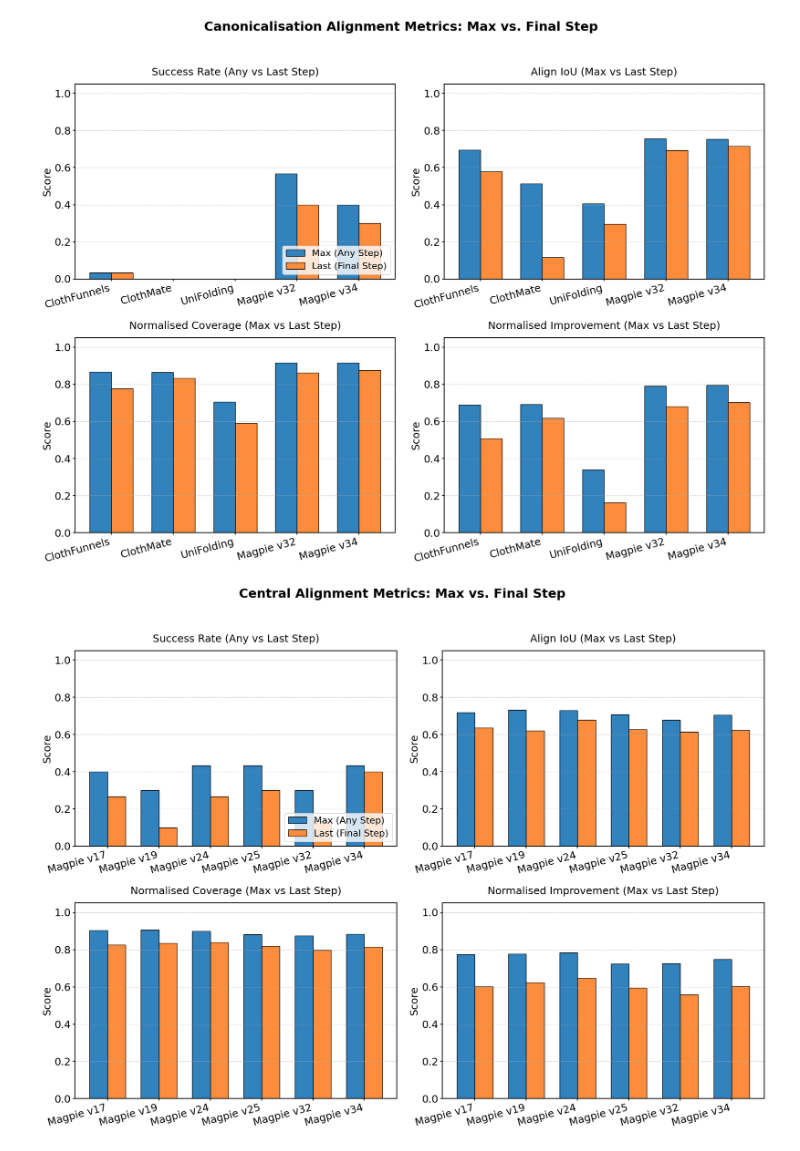
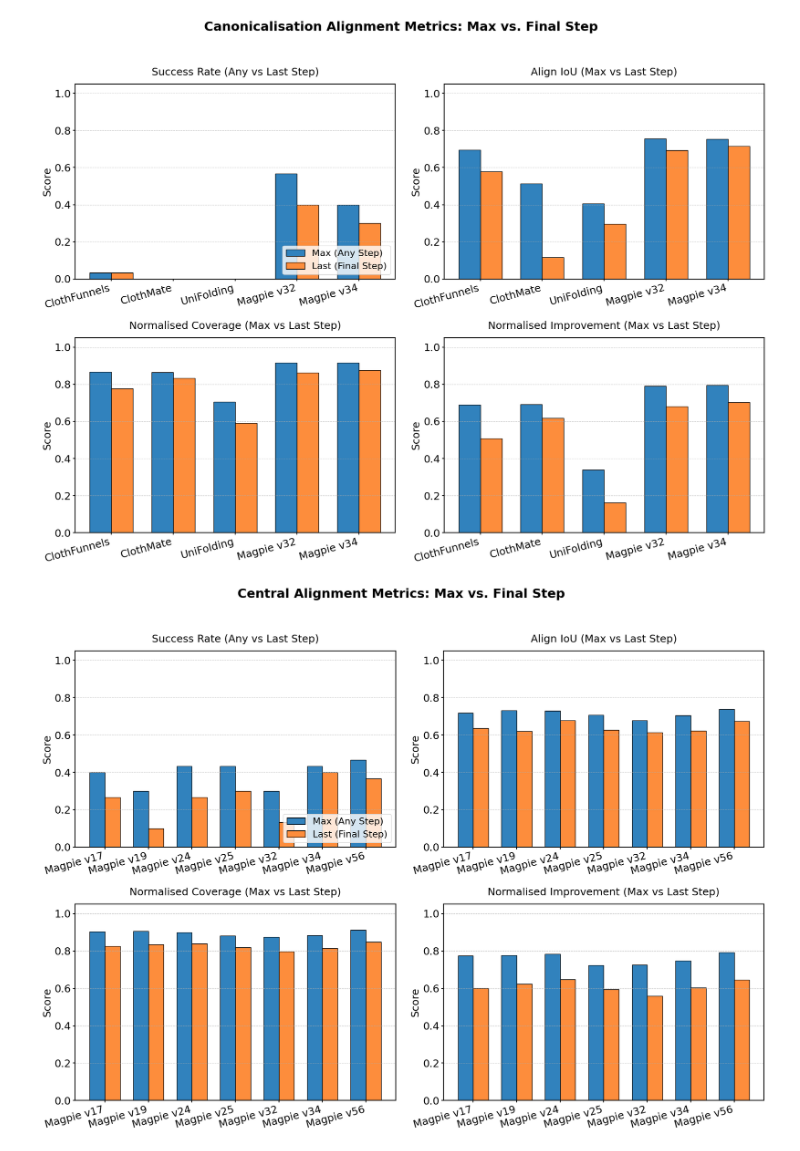
Before and after one commit to halid1020/bimanual_garment_folding, a Jupyter notebook: analysis/magpie/alignment_sim.ipynb, the cells around one changed output. Cells and saved outputs as stored; diff of their text form; code cells hidden in the pictures.

```diff
--- a/analysis/magpie/alignment_sim.ipynb
+++ b/analysis/magpie/alignment_sim.ipynb
@@ -256,22 +256,23 @@ central_experiments = [
     {"name": "magpie_ctr_align_longsleeve_p4_v25", "label": "Magpie v25", "check": "eval_checkpoint_100000"},
     {"name": "magpie_ctr_align_longsleeve_p4_v32", "label": "Magpie v32", "check": "eval_checkpoint_-2"},
     {"name": "magpie_ctr_align_longsleeve_p4_v34", "label": "Magpie v34", "check": "eval_checkpoint_-2"},
+    {"name": "magpie_ctr_align_longsleeve_p4_v56", "label": "Magpie v56", "check": "eval_checkpoint_100000"},
 ]
 
 plot_experiments = [
-    {"name": "cloth_funnel_longsleeve_canon_align_from_crumpled", "label": "ClothFunnels (Caonicalisation-Alignment)", "check": "eval_checkpoint_-1"},
+    {"name": "unifolding_canon_align_from_crumpled", "label": "UniFolding (Caonicalisation-Alignment)", "check": "eval_checkpoint_True"},
     {"name": "clothmate_longsleeve_canon_align_from_crumpled", "label": "ClothMate (Caonicalisation-Alignment)", "check": "eval_checkpoint_True"},
-    {"name": "unifolding_canon_align_from_crumpled", "label": "UniFolding (Caonicalisation-Alignment)", "check": "eval_checkpoint_True"},
+     {"name": "cloth_funnel_longsleeve_canon_align_from_crumpled", "label": "ClothFunnels (Caonicalisation-Alignment)", "check": "eval_checkpoint_-1"},
     {"name": "transfer_eval_magpie_ctr_align_longsleeve_p4_v46/magpie/multi_longsleeve_provide_semkey_pixel_no_success_stop_resol_128_workspace_height_2", "label": "Magpie (Caonicalisation-Alignment)", "check": "eval_checkpoint_-2"},
     #{"name": "transfer_eval_magpie_ctr_align_longsleeve_p4_v46/magpie/multi_longsleeve_provide_semkey_pixel_no_success_stop_resol_128_workspace_height_2", "label": "Magpie (Caonicalisation-Alignment)", "check": "eval_checkpoint_-2"},
-    {"name": "magpie_ctr_align_longsleeve_p4_v46", "label": "Magpie (Central-Alignment)", "check": "eval_checkpoint_-2"},
-    {"name": "magpie_ctr_align_longsleeve_p4_v46", "label": "Magpie (Central-Alignment)", "check": "eval_checkpoint_-2"},
+    {"name": "magpie_ctr_align_longsleeve_p4_v56", "label": "Magpie (Central-Alignment)", "check": "eval_checkpoint_100000"},
+    {"name": "magpie_ctr_align_longsleeve_p4_v56", "label": "Magpie (Central-Alignment)", "check": "eval_checkpoint_100000"},
 ]
 
 plot_episodes_to_show = [
+    0,  # UniFolding
+    0, # ClothMate
     0, # ClothFunnels
-    0, # ClothMate
-    0, # UniFolding
     0, # Magpie (first instance)
     # 11, # Magpie (second instance)
     0, # Magpie (third instance)
@@ -284,31 +285,31 @@ my_crop_settings = {
     'stride_x': 0.165,      # The jump distance between columns
     'box_w': 0.160,         # The exact width of the extracted square
 
     'start_y': 0.0,         # Y-position of the first row
     'stride_y': 0.25,       # The jump distance between rows
     'box_h': 0.247,         # The exact height of the extracted square
 
     # [Row 0, Row 1, Row 2, Row 3]
     # Set to all zeros to see if they naturally align.
     # If row 1 (Steps 6-11) still looks lower, change the second number to 0.01 or 0.02.
     'row_y_offsets': [0.005, 0.0, 0.0, 0.0],
 
     # Uniform white border between all images
     'pad_width_frac': 0.0
 }
 
 # 1. Bar Charts
 process_and_plot_task(data_dir, canon_experiments, task_title="Canonicalisation Alignment")
 process_and_plot_task(data_dir, central_experiments, task_title="Central Alignment")
 
 # 2. Visualizations
 plot_trajectory_visualizations(
     data_dir,
     plot_experiments,
     episodes_list=plot_episodes_to_show,
     num_steps=11,
     crop_params=my_crop_settings
 )
 # %% [output]
 [figure]
-[figure, old version]
+[figure, new version]
```
Also changed, not shown: parts of 1 cell of this notebook, 4 other files.
